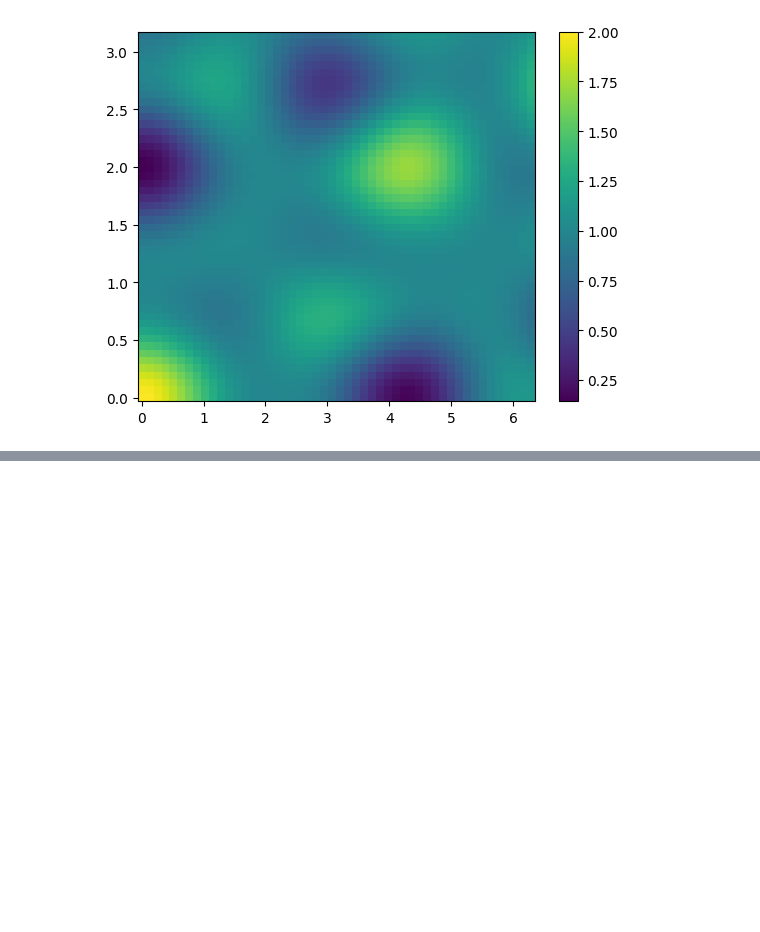
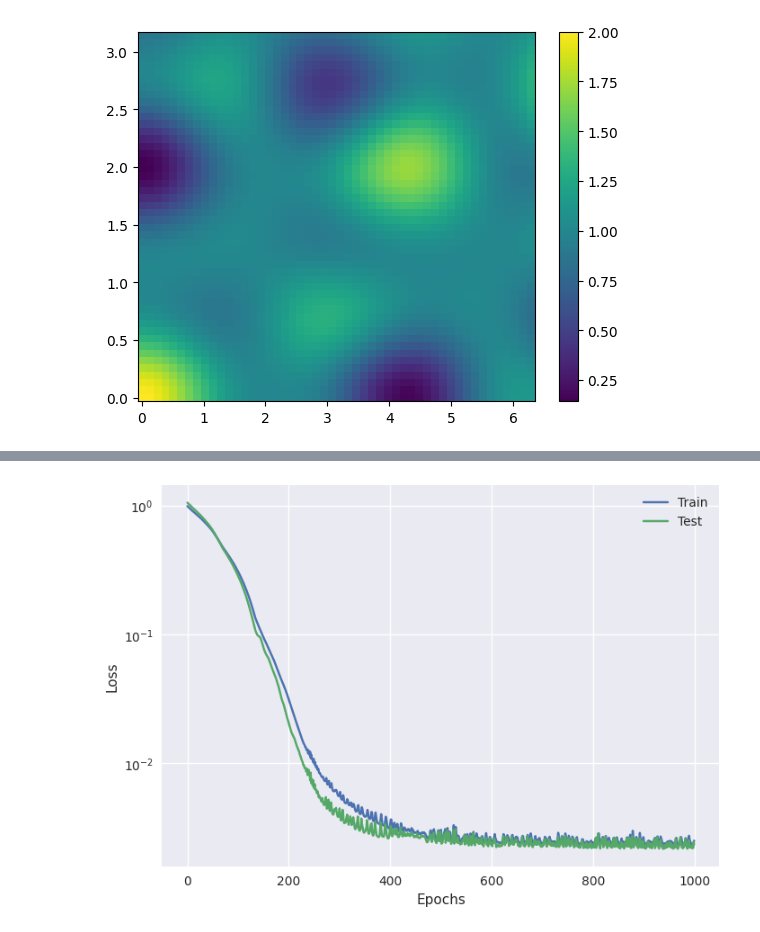
Before and after one commit to cchapmanbird/poplar, a Jupyter notebook: examples/end_to_end_example.ipynb, the cells around one changed output, grey strips where cells are left out. Cells and saved outputs as stored; diff of their text form; code cells hidden in the pictures; blank space fills up the shorter version.

```diff
--- a/examples/end_to_end_example.ipynb
+++ b/examples/end_to_end_example.ipynb
@@ -124,0 +203,40 @@ actual = true_snrs# / dL
+# %%
+lambda_m1s = np.random.uniform(-3, 2, int(1e3))
+selection_functions = []
+true_selection_functions = []
+
+for lam_m1 in tqdm.tqdm(lambda_m1s):
+    true_x['m1']['lam'] = torch.as_tensor(lam_m1).float()
+    catalogue = popdist.draw_samples(true_x, size=int(1e5))
+    numpy_catalogue = {cat_label: cat_samples.cpu().numpy() for cat_label, cat_samples in catalogue.items()}
+    true_snrs = snr(**numpy_catalogue)
+    catalogue_snrs = model.run_on_dataset(torch.vstack([catalogue['m1'],catalogue['m2'],catalogue['alpha'],catalogue['delta']]).T, luminosity_distances=catalogue['dL'])
+    selection_functions.append(selection_function_from_optimal_snr(catalogue_snrs, 20, number_of_detectors=2))
+    true_selection_functions.append(selection_function_from_optimal_snr(true_snrs, 20, number_of_detectors=2))
+# %%
+sel_xdata = torch.as_tensor(lambda_m1s, device=device)[:,None].float()
+sel_ydata = torch.as_tensor(selection_functions, device=device).float()
+
+rescaler2 = ZScoreRescaler(sel_xdata, sel_ydata)
+
+selection_function_model = LinearModel(
+    1,
+    1,
+    [128, 128, 128],
+    activation=torch.nn.ReLU,
+    rescaler=rescaler2
+)
+
+selection_function_model.to(device)
+
+sel_xtrain, sel_xtest, sel_ytrain, sel_ytest = train_test_split([sel_xdata, sel_ydata], 0.9)
+
+train(
+    selection_function_model,
+    [sel_xtrain, sel_ytrain, sel_xtest, sel_ytest],
+    n_epochs=1000,
+    n_batches=1,
+    optimiser = torch.optim.Adam(selection_function_model.parameters(), lr=1e-4),
+    loss_function=torch.nn.L1Loss(),
+    update_every=1000,
+    verbose=True)
@@ -124,0 +246,5 @@ actual = true_snrs# / dL
+# %%
+with plt.style.context("seaborn"):
+    loss_plot(selection_function_model.loss_curves[0], selection_function_model.loss_curves[1])
+# %% [output]
+[figure, added]
```
Also changed, not shown: parts of 23 cells of this notebook.
